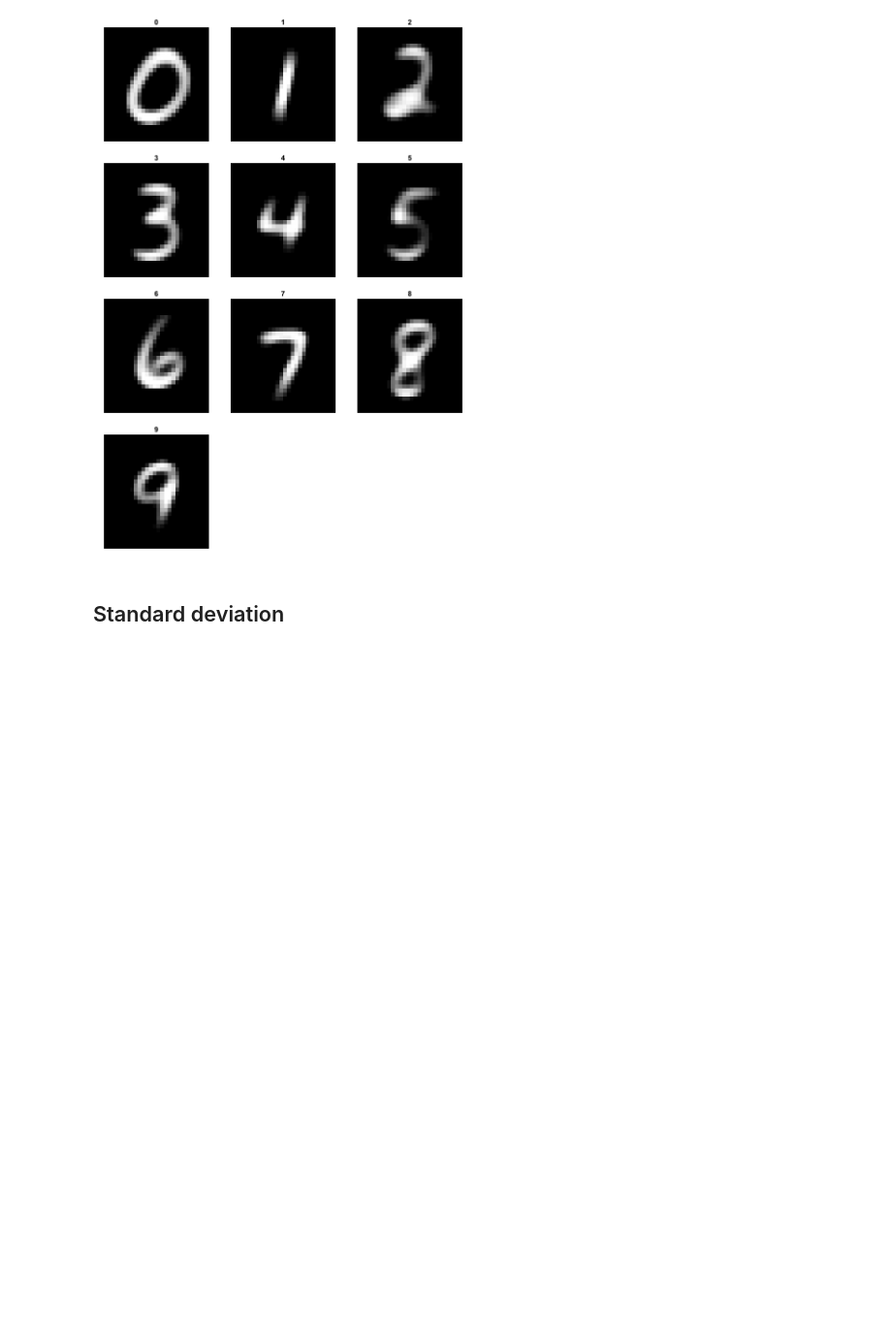
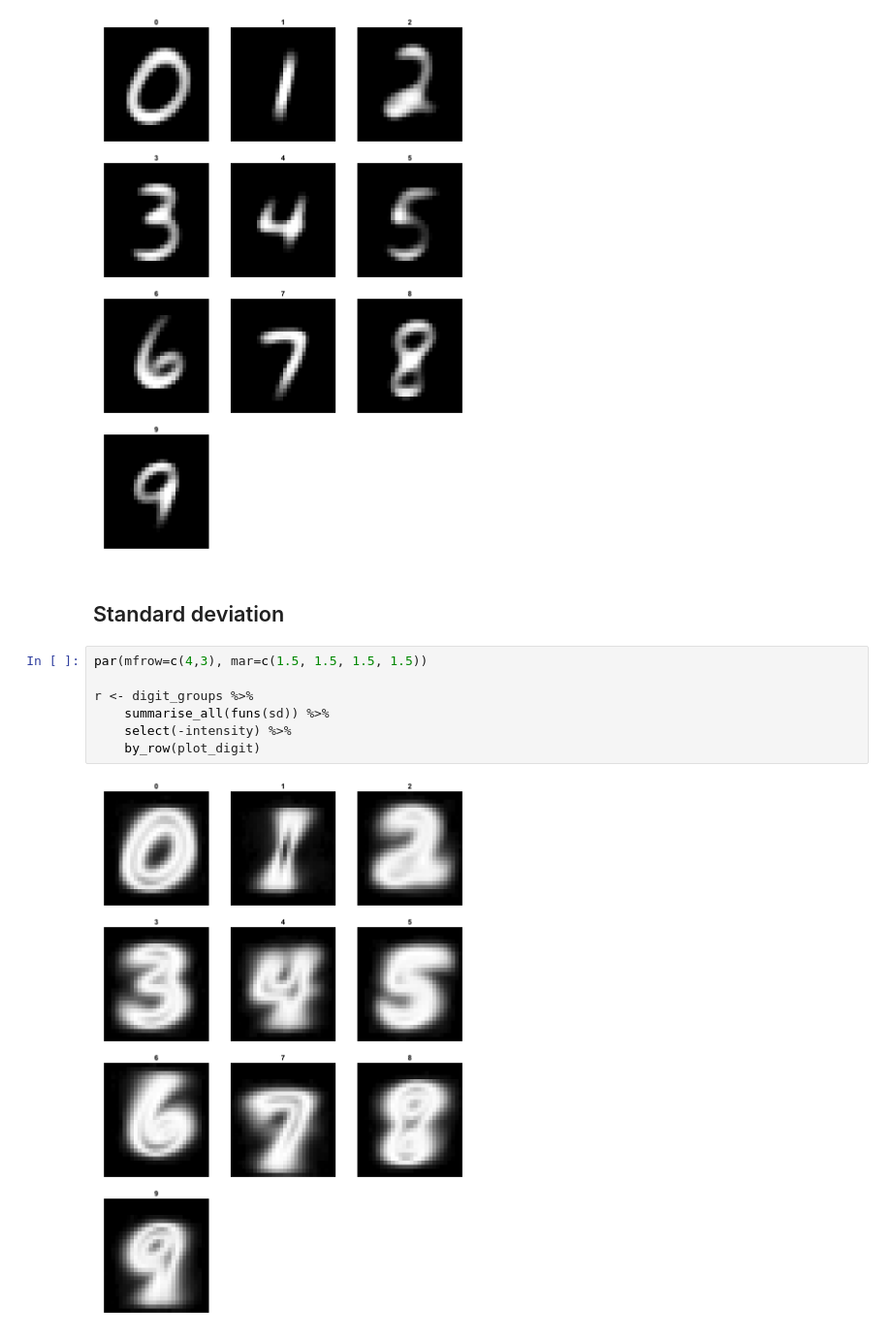
Before and after one commit to Data-Science-FMI/introduction-to-data-science-2017, a Jupyter notebook: labs/lab_1/mnist.ipynb, the cells around one changed output. Shown: that part at 97% size. Cells and saved outputs as stored; diff of their text form; blank space fills up the shorter version.

```diff
--- a/labs/lab_1/mnist.ipynb
+++ b/labs/lab_1/mnist.ipynb
@@ -120,3 +118,12 @@ r <- digit_groups %>%
 [figure]
 # %% [markdown]
 ## Standard deviation
+# %%
+par(mfrow=c(4,3), mar=c(1.5, 1.5, 1.5, 1.5))
+
+r <- digit_groups %>%
+    summarise_all(funs(sd)) %>%
+    select(-intensity) %>%
+    by_row(plot_digit)
+# %% [output]
+[figure, added]
```
Also changed, not shown: parts of 1 cell of this notebook.
